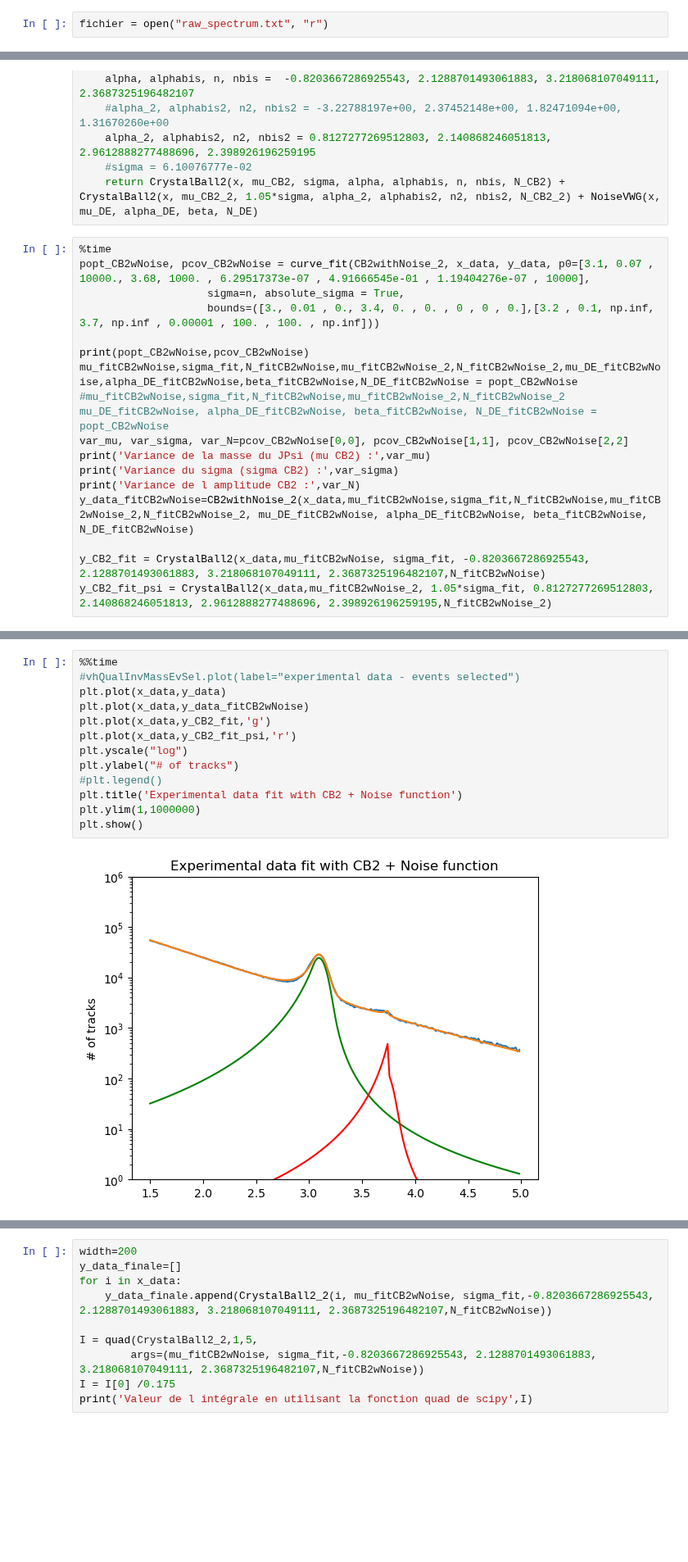
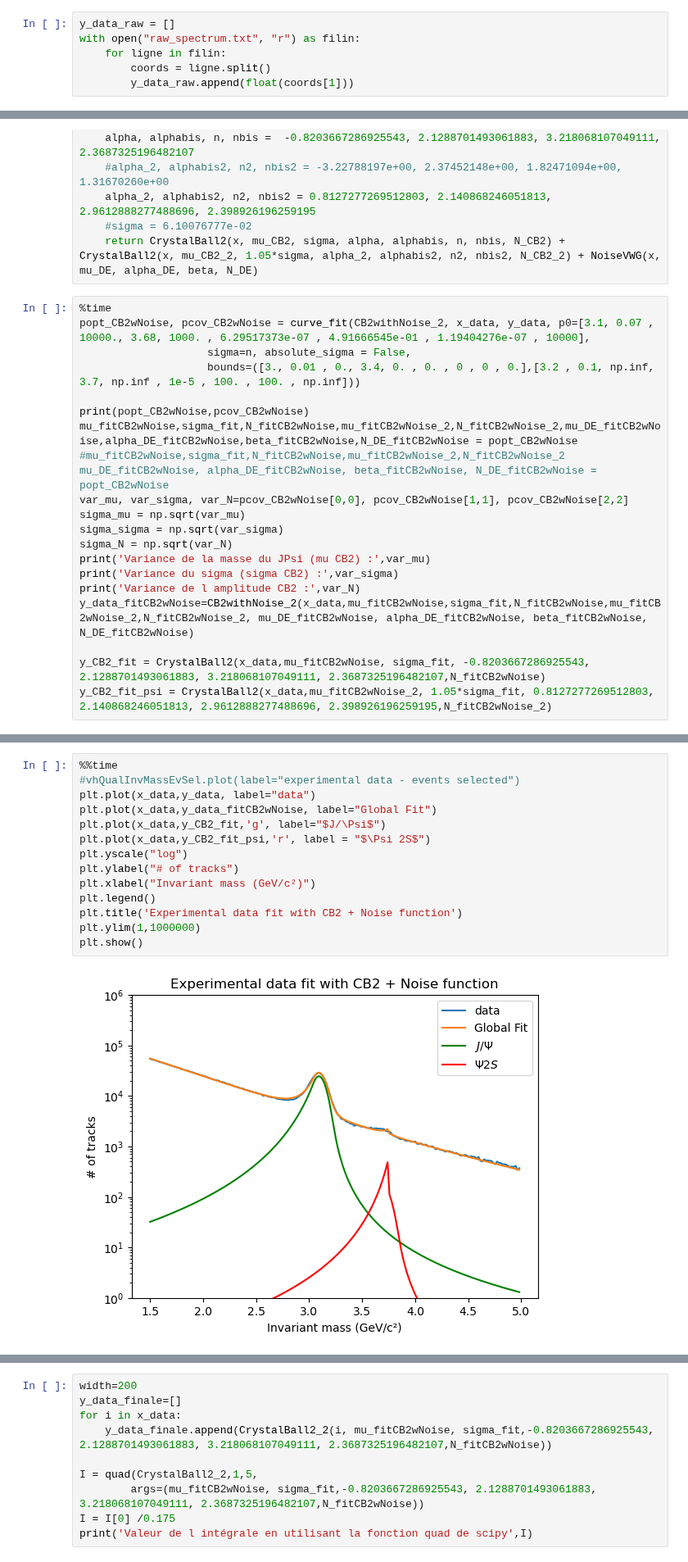
Before and after one commit to nantes-m2-rps-exp/qqbar2mumu-2022, a Jupyter notebook: notebooks/Jpsi_psi-Copy1.ipynb, the cells around one changed output, grey strips where cells are left out. Shown at 82% size. Saved outputs shown, nothing was run; the diff lists cells and outputs as text; blank space fills up the shorter version.

```diff
--- a/notebooks/Jpsi_psi-Copy1.ipynb
+++ b/notebooks/Jpsi_psi-Copy1.ipynb
@@ -11,7 +11,11 @@ import vector
 from scipy.optimize import curve_fit
 from scipy.integrate import quad
 # %%
-fichier = open("raw_spectrum.txt", "r")
+y_data_raw = []
+with open("raw_spectrum.txt", "r") as filin:
+    for ligne in filin:
+        coords = ligne.split()
+        y_data_raw.append(float(coords[1]))
 # %%
 #fichier.read()
 #for i in range(
@@ -81,13 +95,16 @@ def CB2withNoise_2(x, mu_CB2, sigma, N_CB2, mu_CB2_2, N_CB2_2, mu_DE, alpha_DE,
 # %%
 %time
 popt_CB2wNoise, pcov_CB2wNoise = curve_fit(CB2withNoise_2, x_data, y_data, p0=[3.1, 0.07 , 10000., 3.68, 1000. , 6.29517373e-07 , 4.91666545e-01 , 1.19404276e-07 , 10000],
-                    sigma=n, absolute_sigma = True,
-                    bounds=([3., 0.01 , 0., 3.4, 0. , 0. , 0 , 0 , 0.],[3.2 , 0.1, np.inf, 3.7, np.inf , 0.00001 , 100. , 100. , np.inf]))
+                    sigma=n, absolute_sigma = False,
+                    bounds=([3., 0.01 , 0., 3.4, 0. , 0. , 0 , 0 , 0.],[3.2 , 0.1, np.inf, 3.7, np.inf , 1e-5 , 100. , 100. , np.inf]))
 
 print(popt_CB2wNoise,pcov_CB2wNoise)
 mu_fitCB2wNoise,sigma_fit,N_fitCB2wNoise,mu_fitCB2wNoise_2,N_fitCB2wNoise_2,mu_DE_fitCB2wNoise,alpha_DE_fitCB2wNoise,beta_fitCB2wNoise,N_DE_fitCB2wNoise = popt_CB2wNoise
 #mu_fitCB2wNoise,sigma_fit,N_fitCB2wNoise,mu_fitCB2wNoise_2,N_fitCB2wNoise_2 mu_DE_fitCB2wNoise, alpha_DE_fitCB2wNoise, beta_fitCB2wNoise, N_DE_fitCB2wNoise = popt_CB2wNoise
 var_mu, var_sigma, var_N=pcov_CB2wNoise[0,0], pcov_CB2wNoise[1,1], pcov_CB2wNoise[2,2]
+sigma_mu = np.sqrt(var_mu)
+sigma_sigma = np.sqrt(var_sigma)
+sigma_N = np.sqrt(var_N)
 print('Variance de la masse du JPsi (mu CB2) :',var_mu)
 print('Variance du sigma (sigma CB2) :',var_sigma)
 print('Variance de l amplitude CB2 :',var_N)
@@ -116,15 +133,16 @@ Variance de l amplitude CB2 : 5984.94561515797
 # %%
 %%time
 #vhQualInvMassEvSel.plot(label="experimental data - events selected")
-plt.plot(x_data,y_data)
-plt.plot(x_data,y_data_fitCB2wNoise)
-plt.plot(x_data,y_CB2_fit,'g')
-plt.plot(x_data,y_CB2_fit_psi,'r')
+plt.plot(x_data,y_data, label="data")
+plt.plot(x_data,y_data_fitCB2wNoise, label="Global Fit")
+plt.plot(x_data,y_CB2_fit,'g', label="$J/\Psi$")
+plt.plot(x_data,y_CB2_fit_psi,'r', label = "$\Psi 2S$")
 plt.yscale("log")
 plt.ylabel("# of tracks")
-#plt.legend()
+plt.xlabel("Invariant mass (GeV/c²)")
+plt.legend()
 plt.title('Experimental data fit with CB2 + Noise function')
 plt.ylim(1,1000000)
 plt.show()
 # %% [output]
-[figure, old version]
+[figure, new version]
```
Also changed, not shown: parts of 5 cells of this notebook, 1 other file.
